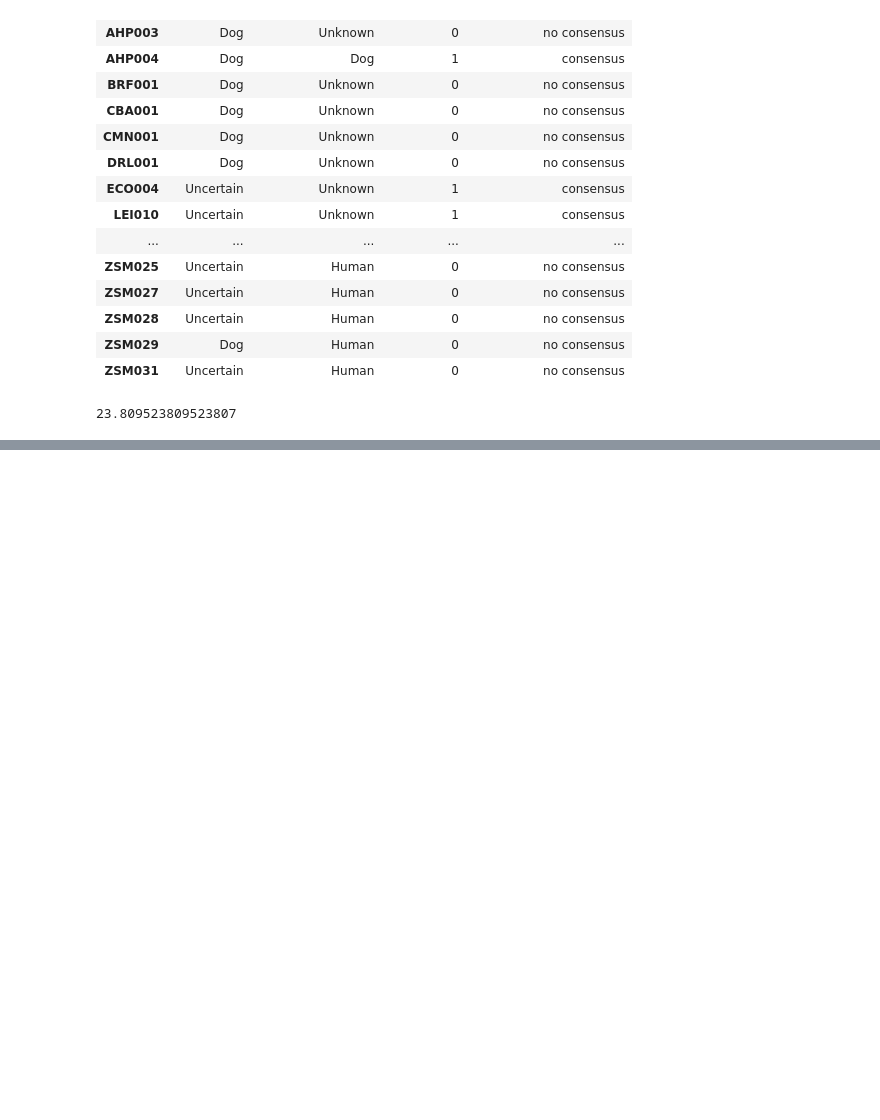
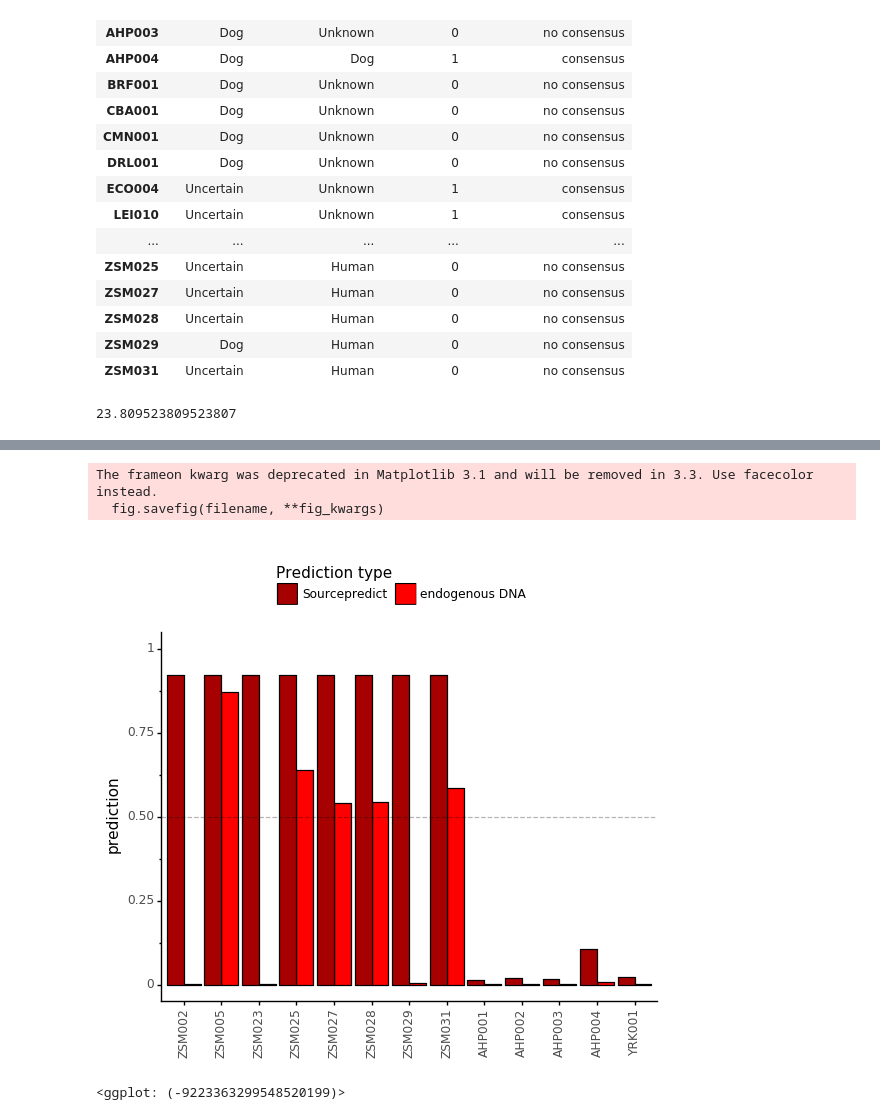
Before and after one commit to maxibor/coproid-article, a Jupyter notebook: figures/figure5/figure5.ipynb, the cells around one changed output, grey strips where cells are left out. Saved outputs shown, nothing was run; the diff lists cells and outputs as text; code cells hidden in the pictures; blank space fills up the shorter version.

```diff
--- a/figures/figure5/figure5.ipynb
+++ b/figures/figure5/figure5.ipynb
@@ -257,0 +267,5 @@ The frameon kwarg was deprecated in Matplotlib 3.1 and will be removed in 3.3. U
+# %%
+d_cop = d.sort_values('plot_id').query('sample_type == "Coprolite"')
+# %%
+fig5d_table = d_cop['normalized_bp_proportion_aligned_Homo_sapiens'].append(d_cop['metagenomic_proportion_Homo_sapiens']).to_frame(name='prediction').assign(type=['endogenous DNA']*d_cop.shape[0]+['Sourcepredict']*d_cop.shape[0])
+fig5d_table['sample'] = pd.Categorical(fig5d_table.index, categories=d_cop.index)
@@ -257,0 +281,17 @@ The frameon kwarg was deprecated in Matplotlib 3.1 and will be removed in 3.3. U
+# %%
+p4 = ggplot(data=fig5d_table, mapping=aes(x='sample', y='prediction', fill='type'))
+p4 += geom_bar(position='dodge', stat='identity', color='black')
+p4 += geom_hline(yintercept=0.5, linetype='dashed', alpha=0.3)
+p4 += scale_fill_manual(name='Prediction type', values={'endogenous DNA':'#ff0000', 'Sourcepredict':'#a70000'})
+p4 += theme_classic()
+p4 += theme(axis_text_x = element_text(angle = 90))
+p4 += labs(x="")
+p4 += theme(legend_position = 'top')
+p4 += coord_cartesian(ylim=[0,1])
+p4.save("results/figure7A.png", dpi=300)
+p4
+# %% [output]
+The frameon kwarg was deprecated in Matplotlib 3.1 and will be removed in 3.3. Use facecolor instead.
+  fig.savefig(filename, **fig_kwargs)
+[figure, added]
+<ggplot: (-9223363299548520199)>
```
Also changed, not shown: parts of 10 cells of this notebook, 13 other files.
